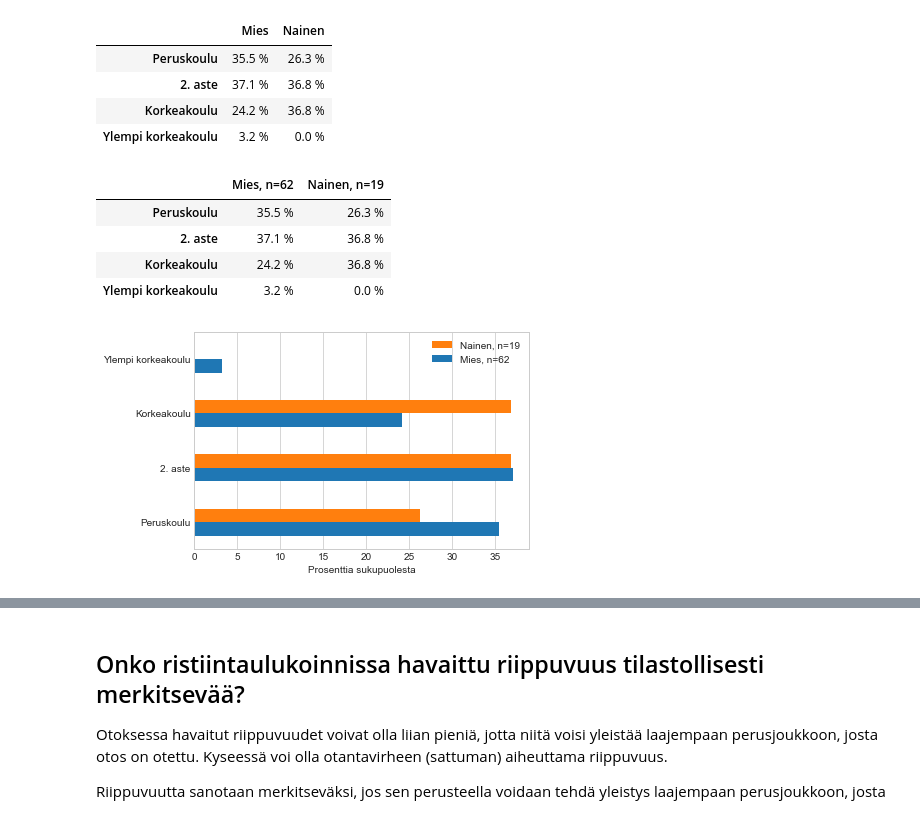
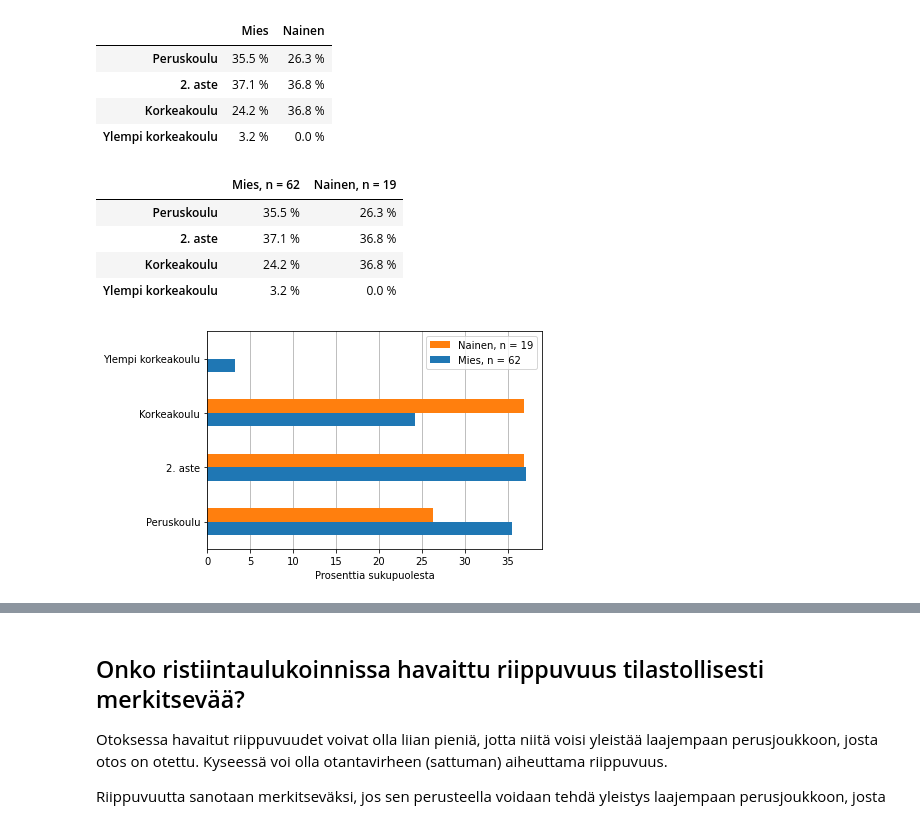
Before and after one commit to taanila/selittava, a Jupyter notebook: ristiintaulukointi.ipynb, the cells around one changed output, grey strips where cells are left out. Drawn from its saved outputs; the diff is of its cells as text; code cells hidden in the pictures.

```diff
--- a/ristiintaulukointi.ipynb
+++ b/ristiintaulukointi.ipynb
@@ -7,10 +7,3 @@ Päivitetty 2021-04-08 15:55:00.719600
 <h1>Ristiintaulukointi</h1>
 
 Kahden kategorisen muuttujan riippuvuutta voin tarkastella ristiintaulukoinnin avulla
-# %%
-import pandas as pd
-import matplotlib.pyplot as plt
-
-# Tyyli vaikuttaa grafiikan ulkoasuun
-# Käytettävissä olevat tyylit voit listata komennolla plt.style.available
-plt.style.use('seaborn-whitegrid')
@@ -68,28 +67,27 @@ df3.index = koulutus
 df3.columns = sukup
 
 # Kikkailen lukumäärätaulukosta (df1) n-arvot sarakeotsikoihin
-for var in df3.columns:
-    df3 = df3.rename(columns = {var : var + ', n=' + str(df1[var].sum())})
+for muuttuja in df3.columns:
+    df3 = df3.rename(columns = {muuttuja : muuttuja + ', n = ' + str(df1[muuttuja].sum())})
 
 df3.style.format('{:.1f} %')
 # %% [output]
-|  | Mies, n=62 | Nainen, n=19 |
+|  | Mies, n = 62 | Nainen, n = 19 |
 | Peruskoulu | 35.5 % | 26.3 % |
 | 2. aste | 37.1 % | 36.8 % |
 | Korkeakoulu | 24.2 % | 36.8 % |
 | Ylempi korkeakoulu | 3.2 % | 0.0 % |
 # %%
 # Edellinen pylväinä; legend='reverse' kääntää selitteen järjestyksen
-df3.plot.barh(legend = 'reverse')
+df3.plot.barh(legend = 'reverse', zorder = 2)
 
-# vaaka-akselin otsikko
+# Vaaka-akselin otsikko
 plt.xlabel('Prosenttia sukupuolesta')
 
-# seaborn-whitegrid -tyyli sisältää vaaka- ja pystysuuntaisen taustaviivoituksen
-# tässä kumotaan vaakasuuntainen taustaviivoitus
-plt.grid(axis = 'y')
+# Pystysuuntainen taustaviivoitus
+plt.grid(axis = 'x')
 # %% [output]
-[figure, old version]
+[figure, new version]
 # %%
 # Edellinen 100 % pinottuina vaakapylväinä
 # T vaihtaa taulukon rivit ja sarakkeet (kaavion arvosarjat ja kategoriat) päittäin
```
Also changed, not shown: parts of 4 cells of this notebook.
